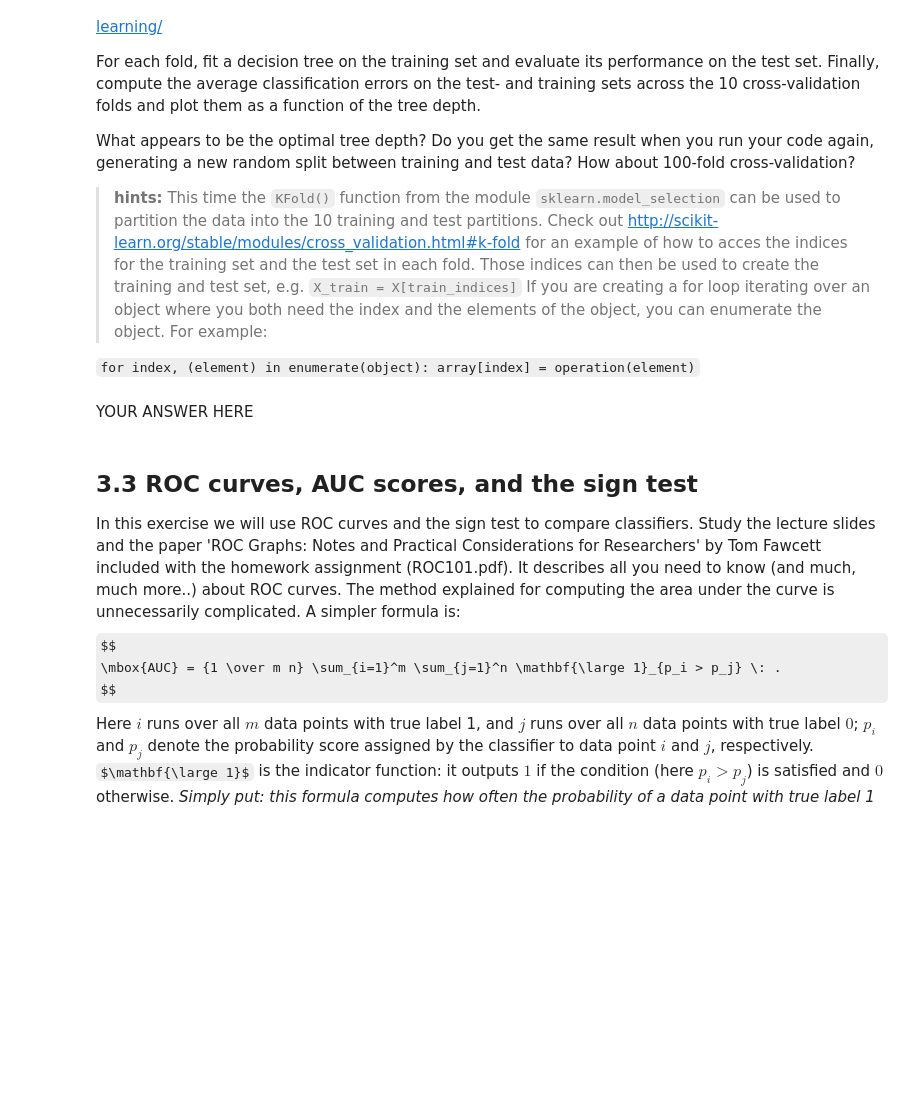
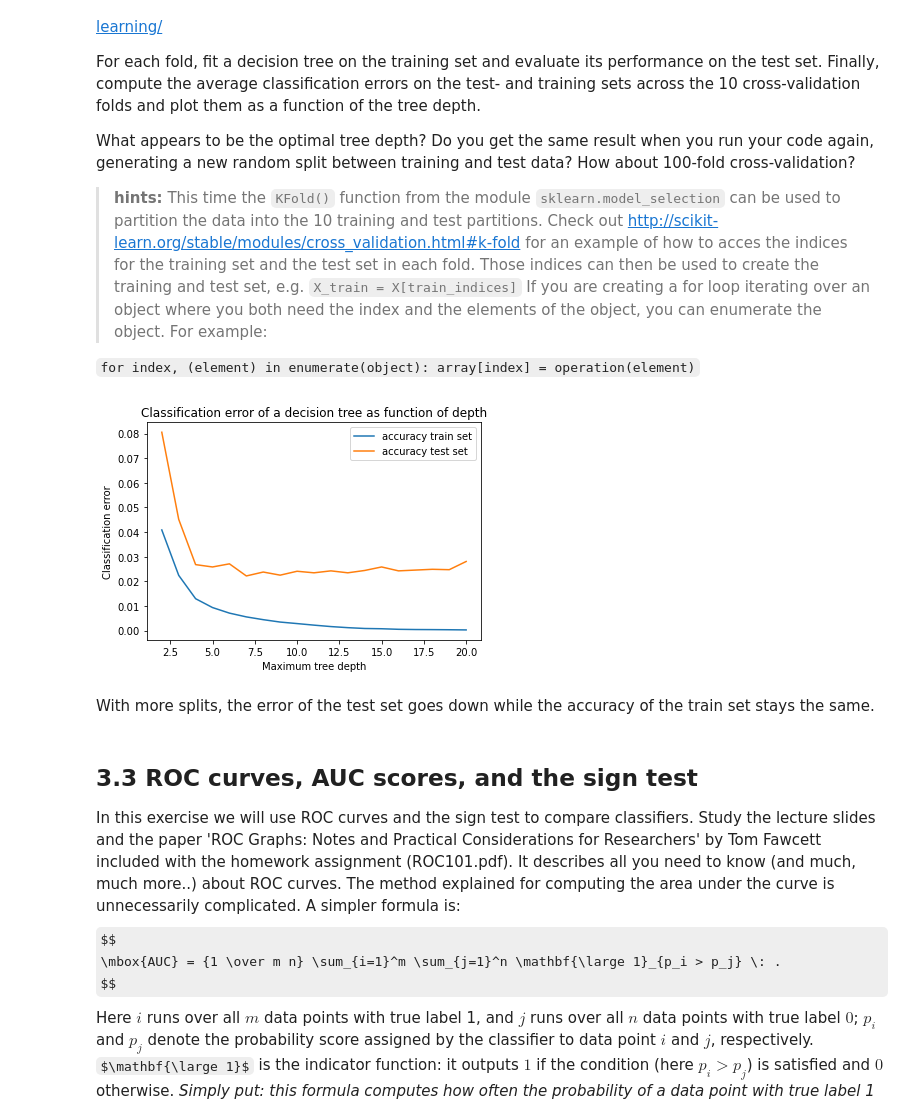
Before and after one commit to CornelisseMichael/Datamining, a Jupyter notebook: assignment_3/assignment_3/assignment_3.ipynb, the cells around one changed output. Cells and saved outputs as stored; diff of their text form; code cells hidden in the pictures; some formulas as TeX source; blank space fills up the shorter version.

```diff
--- a/assignment_3/assignment_3/assignment_3.ipynb
+++ b/assignment_3/assignment_3/assignment_3.ipynb
@@ -226,5 +244,35 @@ for index, (element) in enumerate(object):
-# %% [markdown]
-YOUR ANSWER HERE
+# %%
+# YOUR CODE HERE
+from sklearn.model_selection import KFold
+
+accuracy_train = np.array([])
+accuracy_test =np.array([])
+
+kf = KFold(n_splits=10)
+
+for i in range(2,21):
+    accuracy_mean_train = np.array([])
+    accuracy_mean_test = np.array([])
+    for train, test in kf.split(X, y):
+        split_clf = tree.DecisionTreeClassifier(criterion='gini', max_depth = i)
+        split_clf = split_clf.fit(X[train], y[train])
+
+        accuracy_mean_train = np.append(accuracy_mean_train, metrics.accuracy_score(y[train], split_clf.predict(X[train])))
+        accuracy_mean_test = np.append(accuracy_mean_test, metrics.accuracy_score(y[test], split_clf.predict(X[test])))
+    accuracy_train = np.append(accuracy_train, np.mean(accuracy_mean_train))
+    accuracy_test = np.append(accuracy_test, np.mean(accuracy_mean_test))
+
+plt.plot(range(2,21),(1 - accuracy_train), label='accuracy train set')
+plt.plot(range(2,21),(1 - accuracy_test), label='accuracy test set')
+plt.legend()
+plt.xlabel('Maximum tree depth')
+plt.ylabel('Classification error')
+plt.title('Classification error of a decision tree as function of depth')
+plt.show()
+# %% [output]
+[figure, added]
+# %% [markdown]
+With more splits, the error of the test set goes down while the accuracy of the train set stays the same.
 # %% [markdown]
  ## 3.3 ROC curves, AUC scores, and the sign test
 
```
Also changed, not shown: parts of 26 cells of this notebook.
